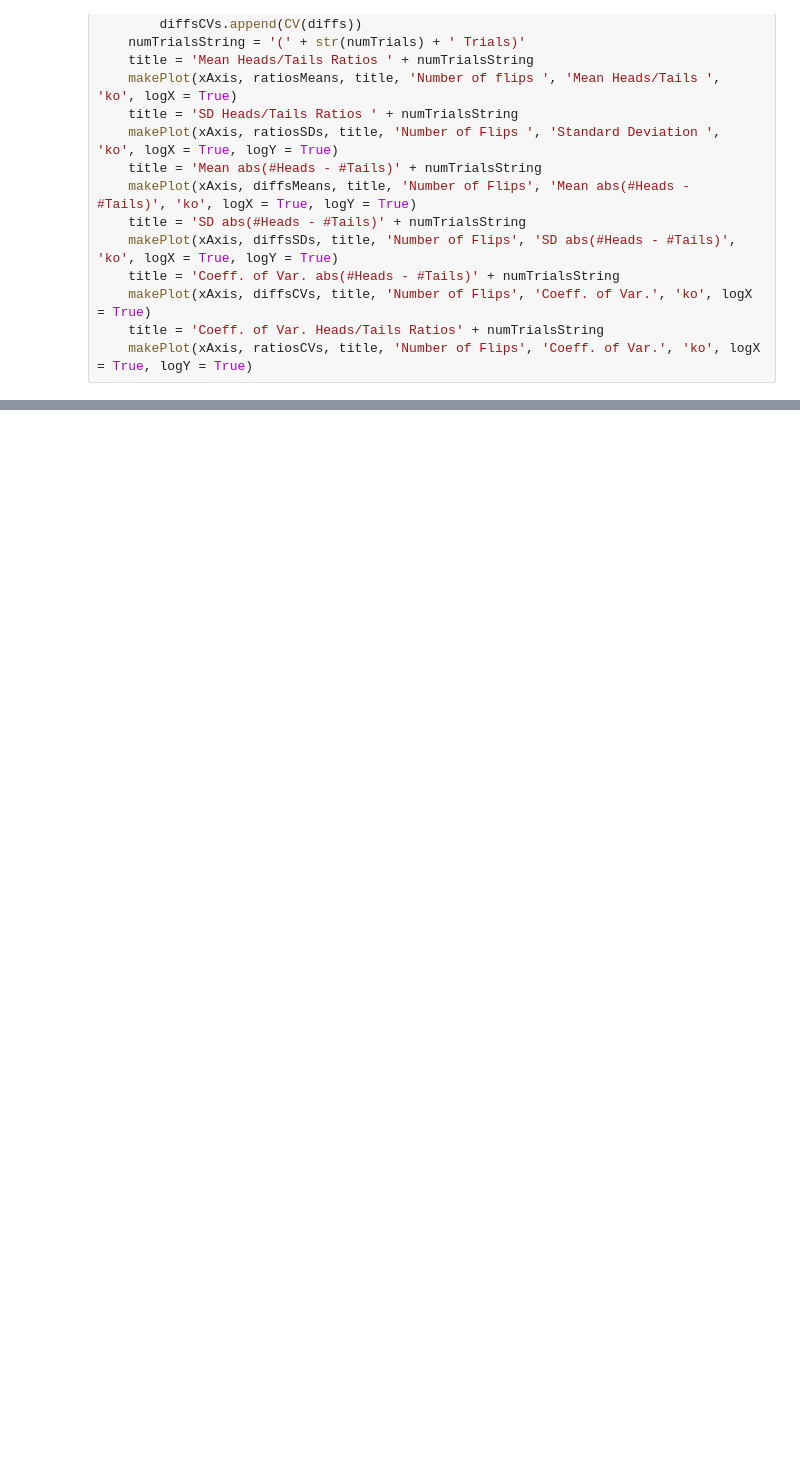
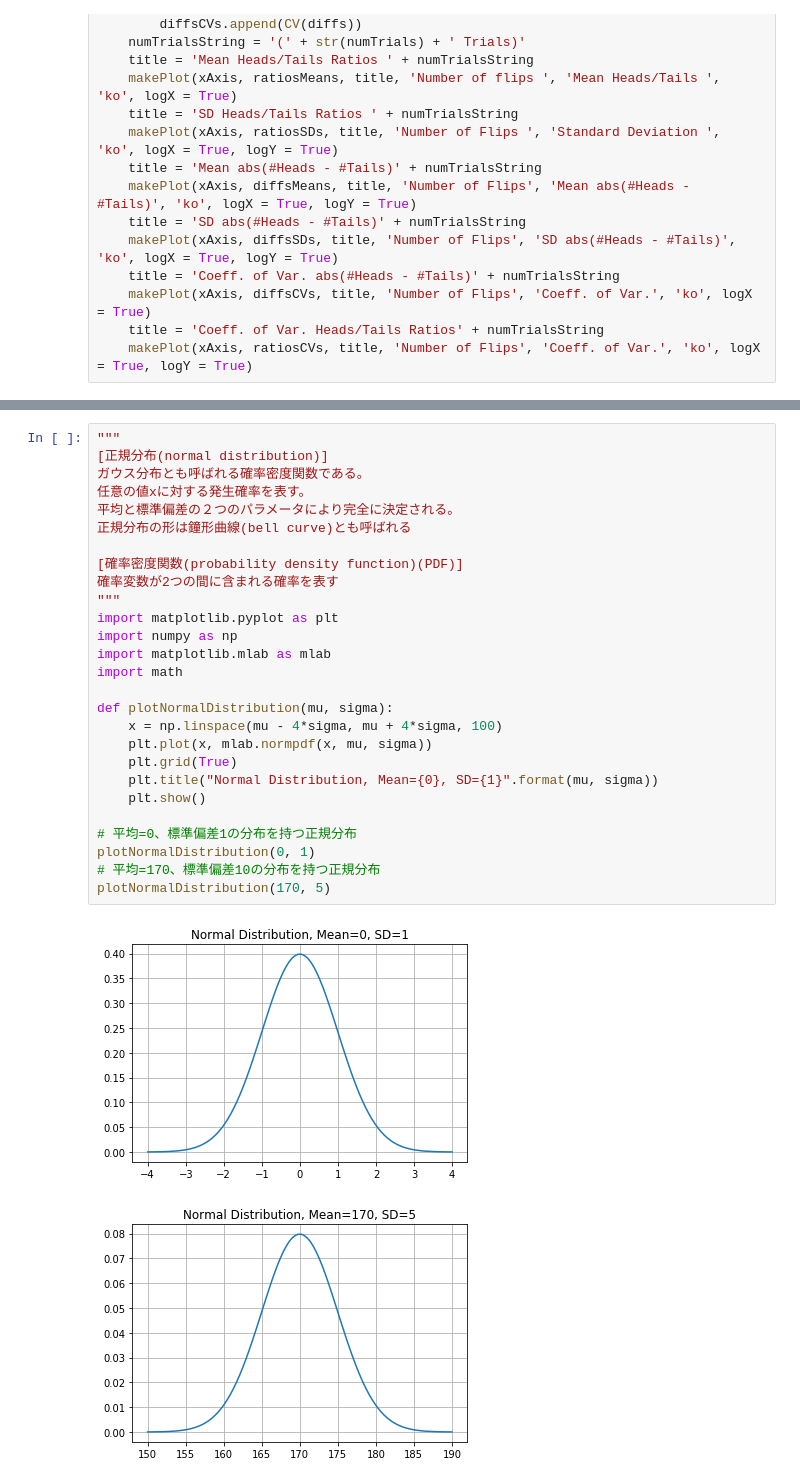
Before and after one commit to hayo0914/ICPP, a Jupyter notebook: 15-Probability-and-Statistics.ipynb, the cells around one changed output, grey strips where cells are left out. Saved outputs shown, nothing was run; the diff lists cells and outputs as text; blank space fills up the shorter version.

```diff
--- a/15-Probability-and-Statistics.ipynb
+++ b/15-Probability-and-Statistics.ipynb
@@ -190,0 +211,30 @@ flipPlot2(4, 20, 20)
+# %%
+"""
+[正規分布(normal distribution)]
+ガウス分布とも呼ばれる確率密度関数である。
+任意の値xに対する発生確率を表す。
+平均と標準偏差の２つのパラメータにより完全に決定される。
+正規分布の形は鐘形曲線(bell curve)とも呼ばれる
+
+[確率密度関数(probability density function)(PDF)]
+確率変数が2つの間に含まれる確率を表す
+"""
+import matplotlib.pyplot as plt
+import numpy as np
+import matplotlib.mlab as mlab
+import math
+
+def plotNormalDistribution(mu, sigma):
+    x = np.linspace(mu - 4*sigma, mu + 4*sigma, 100)
+    plt.plot(x, mlab.normpdf(x, mu, sigma))
+    plt.grid(True)
+    plt.title("Normal Distribution, Mean={0}, SD={1}".format(mu, sigma))
+    plt.show()
+
+# 平均=0、標準偏差1の分布を持つ正規分布
+plotNormalDistribution(0, 1)
+# 平均=170、標準偏差10の分布を持つ正規分布
+plotNormalDistribution(170, 5)
+# %% [output]
+[figure, added]
+[figure, added]
```
Also changed, not shown: parts of 4 cells of this notebook.
